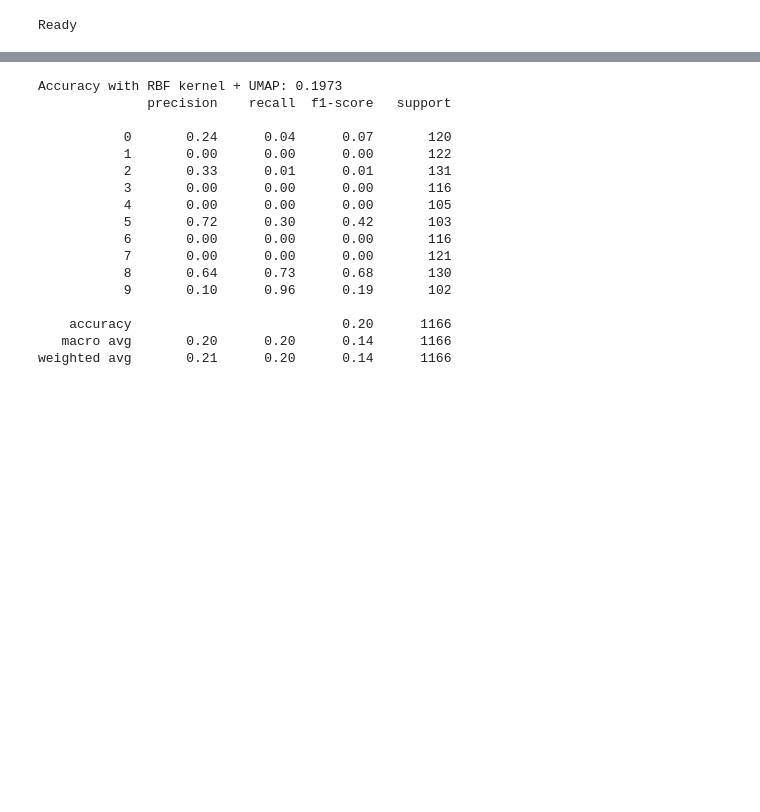
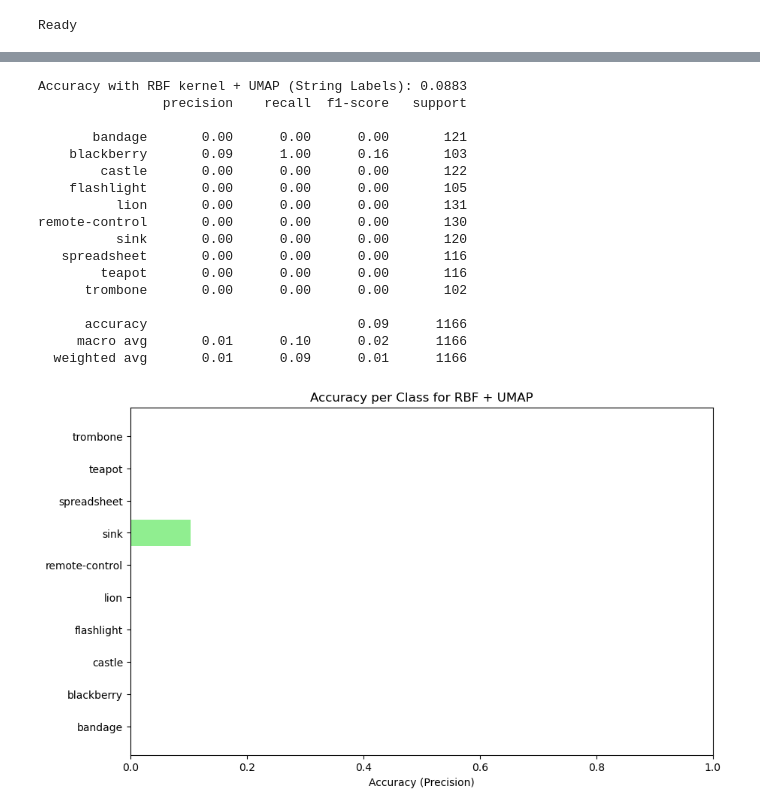
Before and after one commit to valenpy22/AA-Labs, a Jupyter notebook: Tarea1.ipynb, the cells around one changed output, grey strips where cells are left out. Drawn from its saved outputs; the diff is of its cells as text; code cells hidden in the pictures; blank space fills up the shorter version.

```diff
--- a/Tarea1.ipynb
+++ b/Tarea1.ipynb
@@ -184,26 +285,40 @@ svm_rbf_umap.fit(train_images_umap, train_labels)
 # Predictions and evaluation
 predictions_rbf_umap = svm_rbf_umap.predict(test_images_umap)
 accuracy_rbf_umap = accuracy_score(test_labels, predictions_rbf_umap)
-print(f"Accuracy with RBF kernel + UMAP: {accuracy_rbf_umap:.4f}")
 
-# Accuracy per class
-print(classification_report(test_labels, predictions_rbf_umap))
+# Convert predictions and test_labels to string labels
+predictions_rbf_umap_strings = [reverse_mapping[pred] for pred in predictions_rbf_umap]
+test_labels_strings = [reverse_mapping[label] for label in test_labels]
+
+# Accuracy using string labels
+accuracy_rbf_umap = accuracy_score(test_labels_strings, predictions_rbf_umap_strings)
+print(f"Accuracy with RBF kernel + UMAP (String Labels): {accuracy_rbf_umap:.4f}")
+
+# Accuracy per class using string labels
+print(classification_report(test_labels_strings, predictions_rbf_umap_strings))
 # %% [output]
-Accuracy with RBF kernel + UMAP: 0.1973
-              precision    recall  f1-score   support
+Accuracy with RBF kernel + UMAP (String Labels): 0.0883
+                precision    recall  f1-score   support
 
-           0       0.24      0.04      0.07       120
-           1       0.00      0.00      0.00       122
-           2       0.33      0.01      0.01       131
-           3       0.00      0.00      0.00       116
-           4       0.00      0.00      0.00       105
-           5       0.72      0.30      0.42       103
-           6       0.00      0.00      0.00       116
-           7       0.00      0.00      0.00       121
-           8       0.64      0.73      0.68       130
-           9       0.10      0.96      0.19       102
+       bandage       0.00      0.00      0.00       121
+    blackberry       0.09      1.00      0.16       103
+        castle       0.00      0.00      0.00       122
+    flashlight       0.00      0.00      0.00       105
+          lion       0.00      0.00      0.00       131
+remote-control       0.00      0.00      0.00       130
+          sink       0.00      0.00      0.00       120
+   spreadsheet       0.00      0.00      0.00       116
+        teapot       0.00      0.00      0.00       116
+      trombone       0.00      0.00      0.00       102
 
-    accuracy                           0.20      1166
-   macro avg       0.20      0.20      0.14      1166
-weighted avg       0.21      0.20      0.14      1166
+      accuracy                           0.09      1166
+     macro avg       0.01      0.10      0.02      1166
+  weighted avg       0.01      0.09      0.01      1166
+# %%
+# 3. RBF + UMAP
+report_rbf_umap = classification_report(test_labels_strings, predictions_rbf_umap_strings, output_dict=True)
+accuracies_rbf_umap = [report_rbf_umap[class_name]['precision'] for class_name in class_names]
+plot_accuracy_per_class(class_names, accuracies_rbf_umap, "RBF + UMAP")
+# %% [output]
+[figure, added]
 # %%
```
Also changed, not shown: parts of 23 cells of this notebook.
